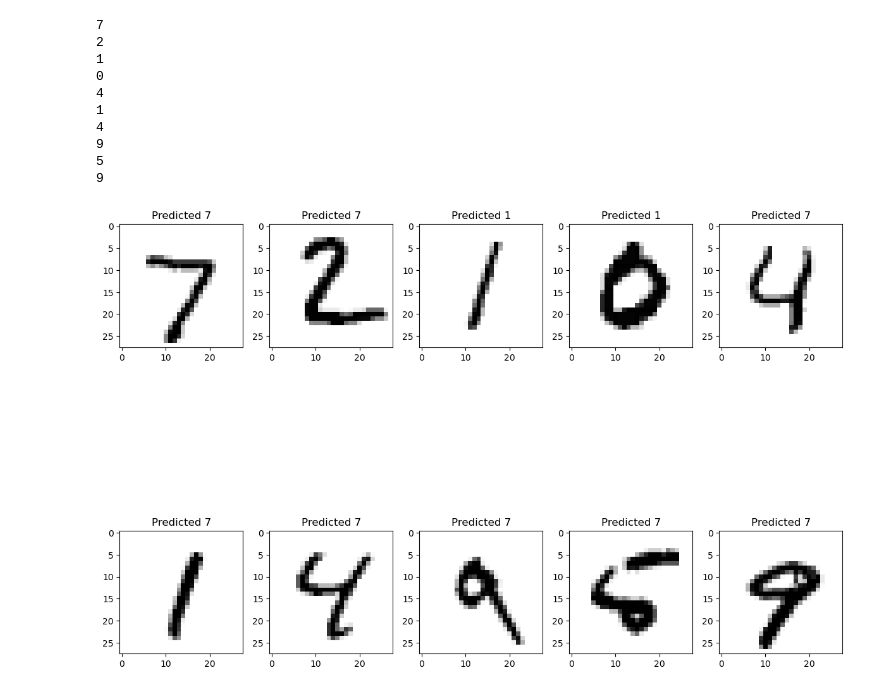
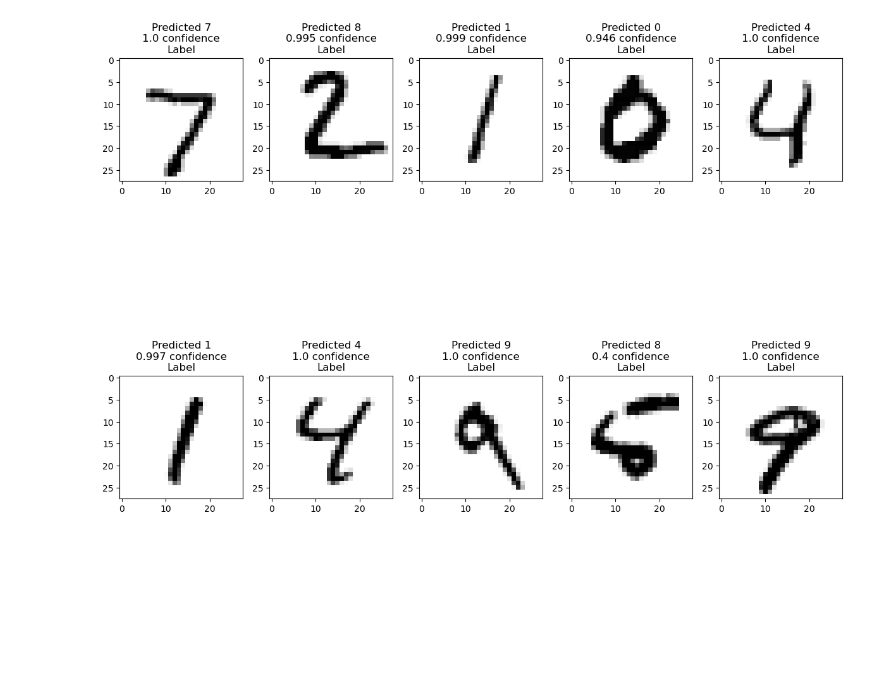
Before and after one commit to hypatrik/tiralabra, a Jupyter notebook: src/neural_network.ipynb, the cells around one changed output. Drawn from its saved outputs; the diff is of its cells as text; code cells hidden in the pictures; blank space fills up the shorter version.

```diff
--- a/src/neural_network.ipynb
+++ b/src/neural_network.ipynb
@@ -20,6 +21,10 @@ Y_val = val_set[1]
 X_test = [np.reshape(x, (784, 1)) for x in test_set[0]]
 y_test = test_set[1]
 # %%
-model = NeuralNetwork([784, 100, 10])
-model.fit(X_train, y_train, 30, 3.0, 100)
+# model = NeuralNetwork([784, 100, 10])
+# model.fit(X_train, y_train, 30, 3.0, 20)
+
+# Treenaaminen on hidasta > pikkelöidään neuroverkon datan ja luodaan uudelleen.
+model = PresistableModel.load('baseline')
+type(model)
 # %% [output]
@@ -43,34 +32,17 @@ epoch 29 done
 # %%
 n_prediction = 10
-
 fig, axes = plt.subplots(2, 5, figsize=(12, 12))
 
 def image_vector_to_matrix(v):
     n = int(np.sqrt(v.size))
     return v.reshape(n, n)
 
 for i, ax in enumerate(axes.flatten()):
-    # Here, 'i' represents the index of the current subplot, and 'ax' is the current axis.
-    # You can use these to plot data on each subplot.
     ax.imshow(image_vector_to_matrix(X_test[i]), cmap='gray_r')
-    prediction, y = model.predict(X_test[i]), y_test[i]
-    print(y)
-    ax.set_title('Predicted {}'.format(prediction))
+    prediction, confidence, y = model.predict(X_test[i])
+    ax.set_title('Predicted {}\n{} confidence\nLabel {}'.format(prediction, confidence, y_test[i]))
 
-# Adjust layout and spacing
 plt.tight_layout()
-
-# Show the plot
 plt.show()
 # %% [output]
-7
-2
-1
-0
-4
-1
-4
-9
-5
-9
-[figure, old version]
+[figure, new version]
```
Also changed, not shown: parts of 2 cells of this notebook, 4 other files.
